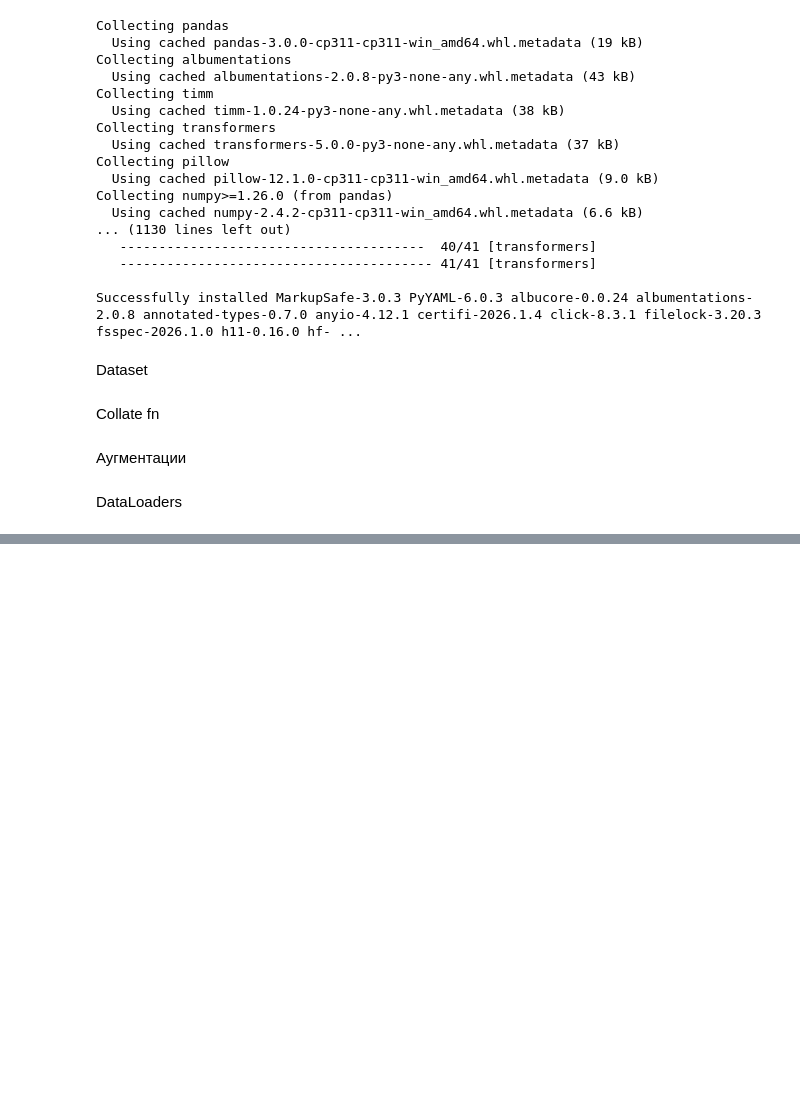
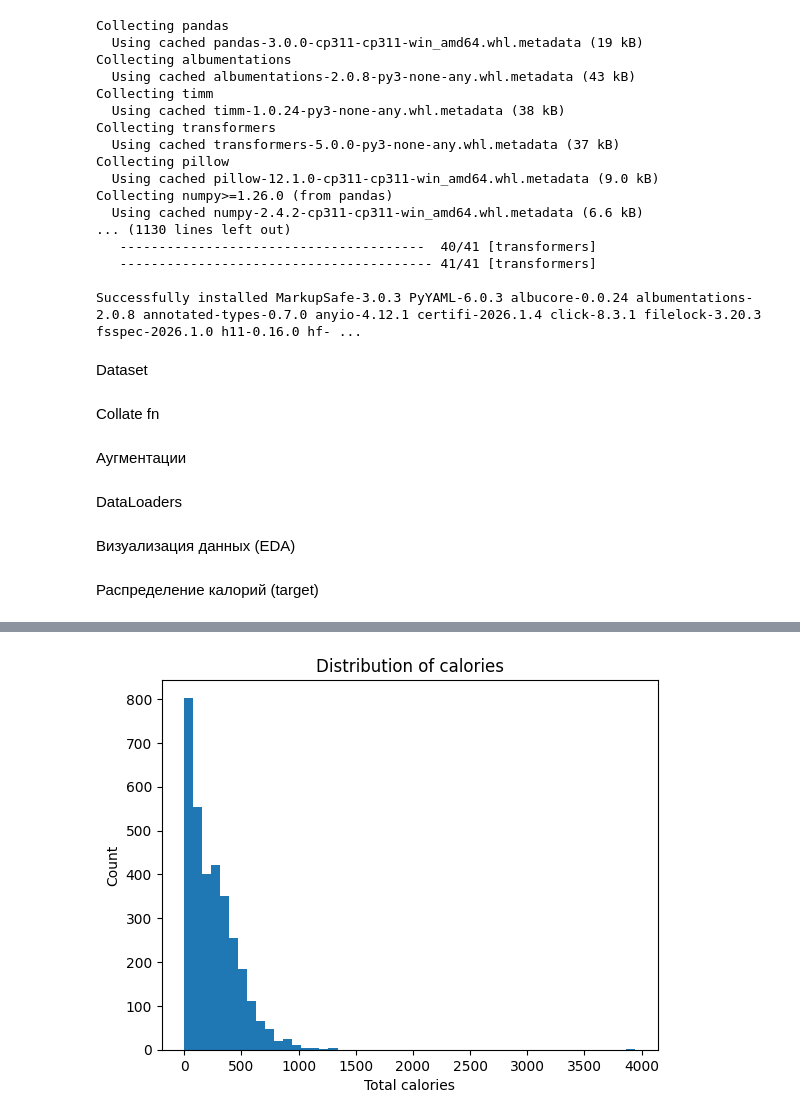
Before and after one commit to bigdatacon/SPR_FIN_PR, a Jupyter notebook: SPR_4_FIN.ipynb, the cells around one changed output, grey strips where cells are left out. Saved outputs shown, nothing was run; the diff lists cells and outputs as text; code cells hidden in the pictures; blank space fills up the shorter version.

```diff
--- a/SPR_4_FIN.ipynb
+++ b/SPR_4_FIN.ipynb
@@ -170,3 +170,18 @@ test_loader = DataLoader(
     shuffle=False,
     collate_fn=partial(collate_fn, tokenizer=tokenizer)
 )
+# %% [markdown]
+Визуализация данных (EDA)
+# %% [markdown]
+Распределение калорий (target)
+# %%
+!pip install matplotlib
+import matplotlib.pyplot as plt
+
+plt.figure()
+plt.hist(dish_df["total_calories"], bins=50)
+plt.xlabel("Total calories")
+plt.ylabel("Count")
+plt.title("Distribution of calories")
+plt.show()
+# %% [output]
@@ -172,0 +205 @@ test_loader = DataLoader(
+[figure, added]
```
Also changed, not shown: parts of 15 cells of this notebook.
